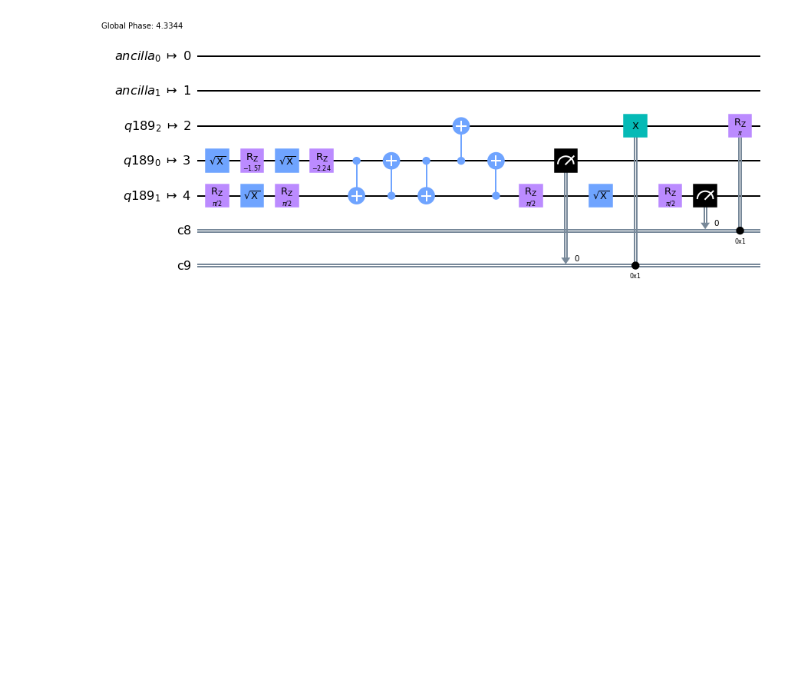
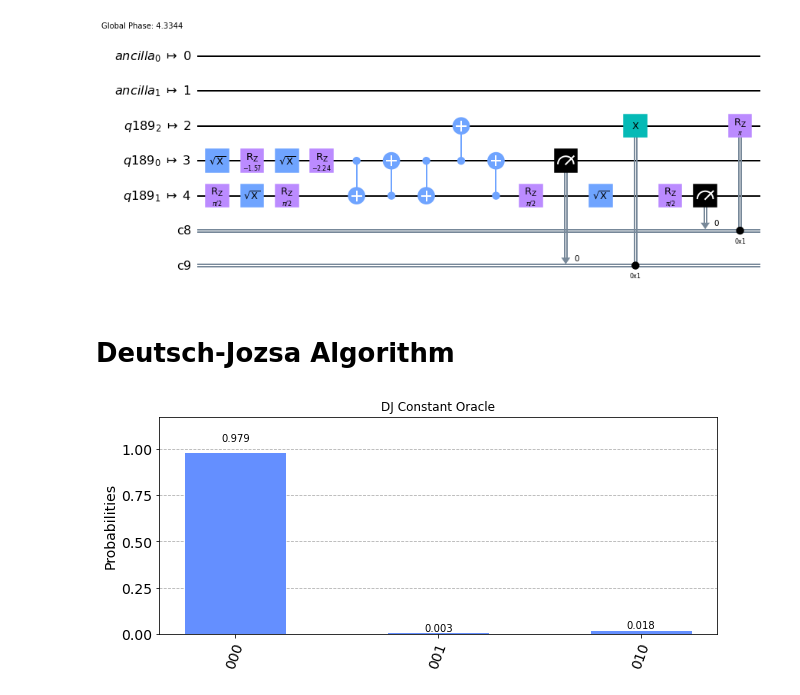
Before and after one commit to cliffchens/qiskit, a Jupyter notebook: Hardware Tests.ipynb, the cells around one changed output. Drawn from its saved outputs; the diff is of its cells as text; code cells hidden in the pictures; blank space fills up the shorter version.

Commit message:
DJ Algorithm test added

```diff
--- a/Hardware Tests.ipynb
+++ b/Hardware Tests.ipynb
@@ -263,3 +264,48 @@ display(tc_optimized.draw('mpl'))
 #job = backend.run(tc_optimized, job_name = 'Teleport', shots = 1024)
 # %% [output]
 [figure]
+# %% [markdown]
+# Deutsch-Jozsa Algorithm
+# %%
+# Input bit length
+n = 3
+
+dj_in = QuantumRegister(n)
+dj_ancilla = QuantumRegister(1)
+dj_out = ClassicalRegister(n)
+dj = QuantumCircuit(dj_in, dj_ancilla, dj_out, name = 'DJ Constant Oracle')
+
+# Initialize ancilla to 1
+dj.x(n)
+
+# Hadamard gate on all qubits
+for a in range(n + 1):
+    dj.h(a)
+
+# Implement constant oracle with output 1
+dj.barrier()
+dj.x(n)
+dj.barrier()
+
+# Hadamard on all qubits except ancilla
+for a in range(n):
+    dj.h(a)
+
+# Measure all qubits except ancilla
+for a in range(n):
+    dj.measure(a, a)
+
+# Backend selection, choose IBMQ_Belem
+backend = possible_backends[3]
+
+# Transpile
+dj_transpiled = transpile(dj, backend = backend, layout_method = 'noise_adaptive')
+
+# Run
+job = backend.run(dj_transpiled, job_name = 'DJ Constant Oracle', shots = 1024)
+# %%
+# Plot results, should get |000...> with high probability
+result = job.result()
+plot_histogram(result.get_counts(), figsize = (10, 4), title = 'DJ Constant Oracle')
+# %% [output]
+[figure, added]
```
Also changed, not shown: parts of 5 cells of this notebook.
